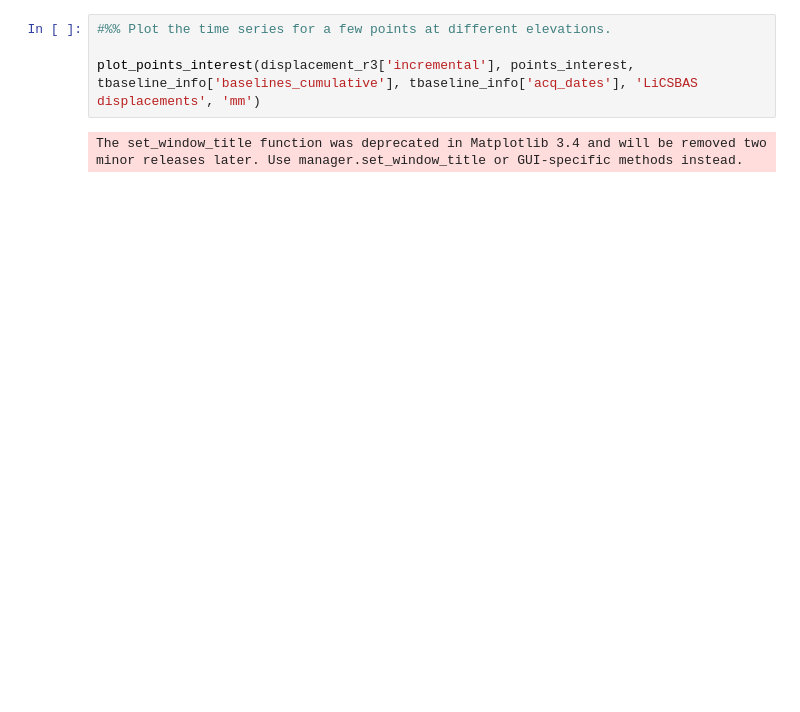
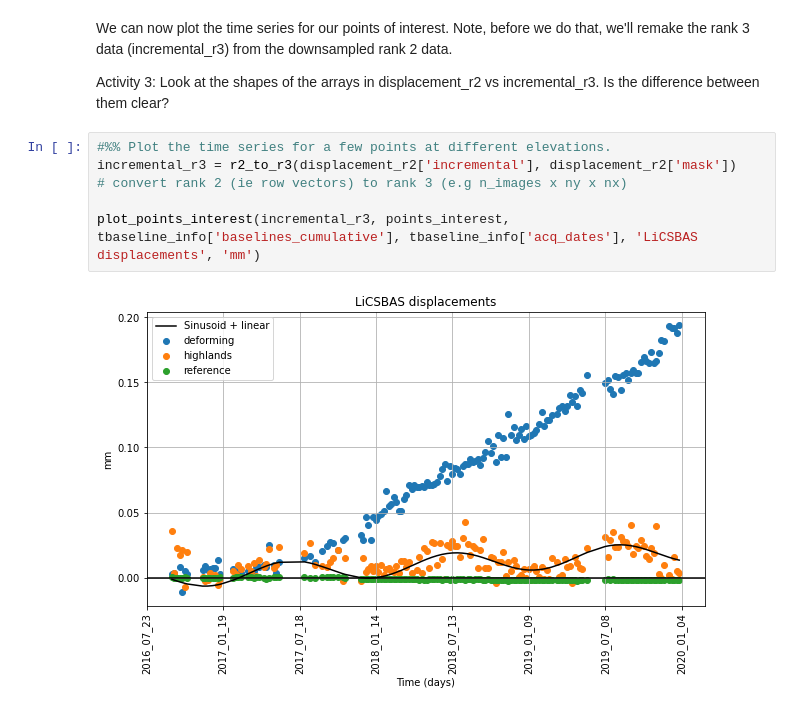
Before and after one commit to matthew-gaddes/insar_workshop, a Jupyter notebook: COMET_workshop.ipynb, the cells around one changed output. Drawn from its saved outputs; the diff is of its cells as text; blank space fills up the shorter version.

Commit message:
Updates to make clearer after practise run through.

```diff
--- a/COMET_workshop.ipynb
+++ b/COMET_workshop.ipynb
@@ -262,6 +178,11 @@ The set_window_title function was deprecated in Matplotlib 3.4 and will be remov
+# %% [markdown]
+We can now plot the time series for our points of interest.  Note, before we do that, we'll remake the rank 3 data (incremental_r3) from the downsampled rank 2 data.
+
+Activity 3: Look at the shapes of the arrays in displacement_r2 vs incremental_r3.  Is the difference between them clear?
 # %%
 #%% Plot the time series for a few points at different elevations.
+incremental_r3 = r2_to_r3(displacement_r2['incremental'], displacement_r2['mask'])                                          # convert rank 2 (ie row vectors) to rank 3 (e.g n_images x ny x nx)
 
-plot_points_interest(displacement_r3['incremental'], points_interest, tbaseline_info['baselines_cumulative'], tbaseline_info['acq_dates'], 'LiCSBAS displacements', 'mm')
+plot_points_interest(incremental_r3, points_interest, tbaseline_info['baselines_cumulative'], tbaseline_info['acq_dates'], 'LiCSBAS displacements', 'mm')
 # %% [output]
-The set_window_title function was deprecated in Matplotlib 3.4 and will be removed two minor releases later. Use manager.set_window_title or GUI-specific methods instead.
+[figure, added]
```
Also changed, not shown: parts of 17 cells of this notebook, 1 other file.
